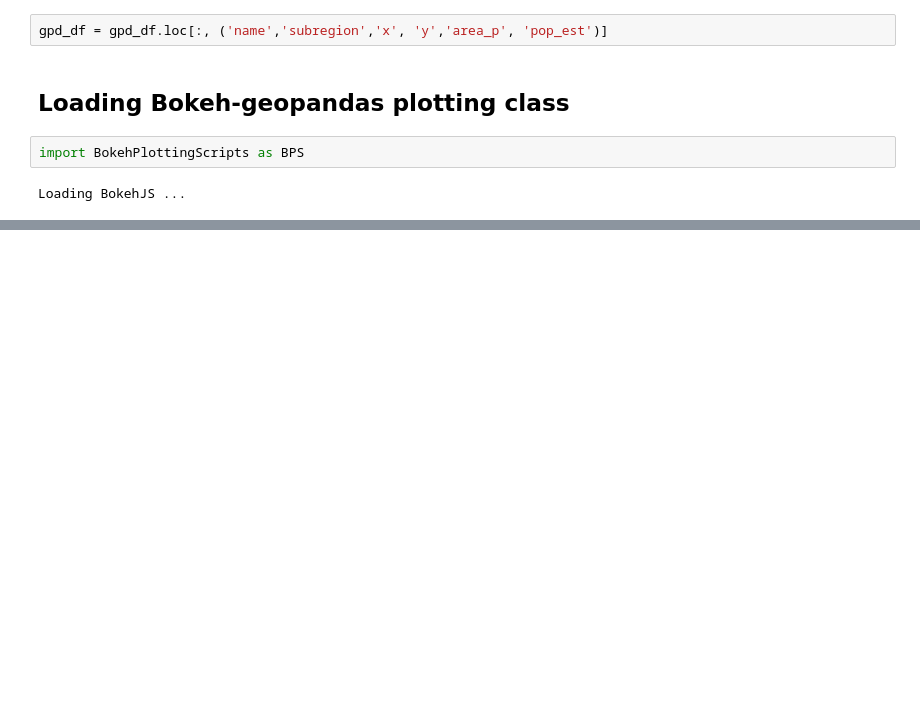
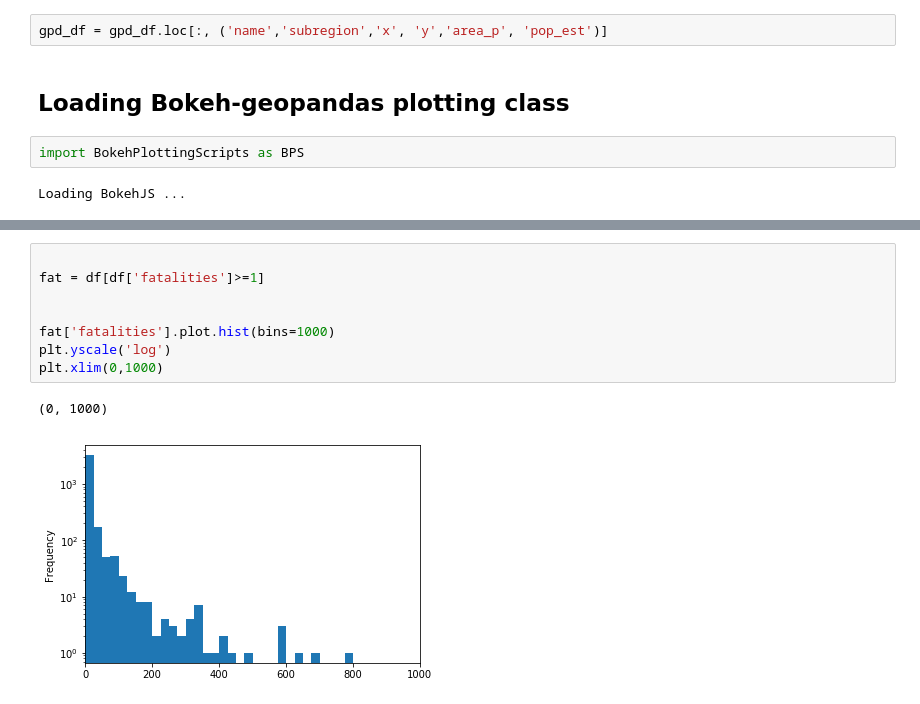
Before and after one commit to danielosen/DataScience, a Jupyter notebook: project/examples/Midterm notebook - ACLED (DRAFT).ipynb, the cells around one changed output, grey strips where cells are left out. Cells and saved outputs as stored; diff of their text form; blank space fills up the shorter version.

```diff
--- a/project/examples/Midterm notebook - ACLED (DRAFT).ipynb
+++ b/project/examples/Midterm notebook - ACLED (DRAFT).ipynb
@@ -128,0 +218,11 @@ Name: event_type, dtype: int64
+# %%
+
+fat = df[df['fatalities']>=1]
+
+
+fat['fatalities'].plot.hist(bins=1000)
+plt.yscale('log')
+plt.xlim(0,1000)
+# %% [output]
+(0, 1000)
+[figure, added]
```
Also changed, not shown: parts of 44 cells of this notebook, 1 other file.
